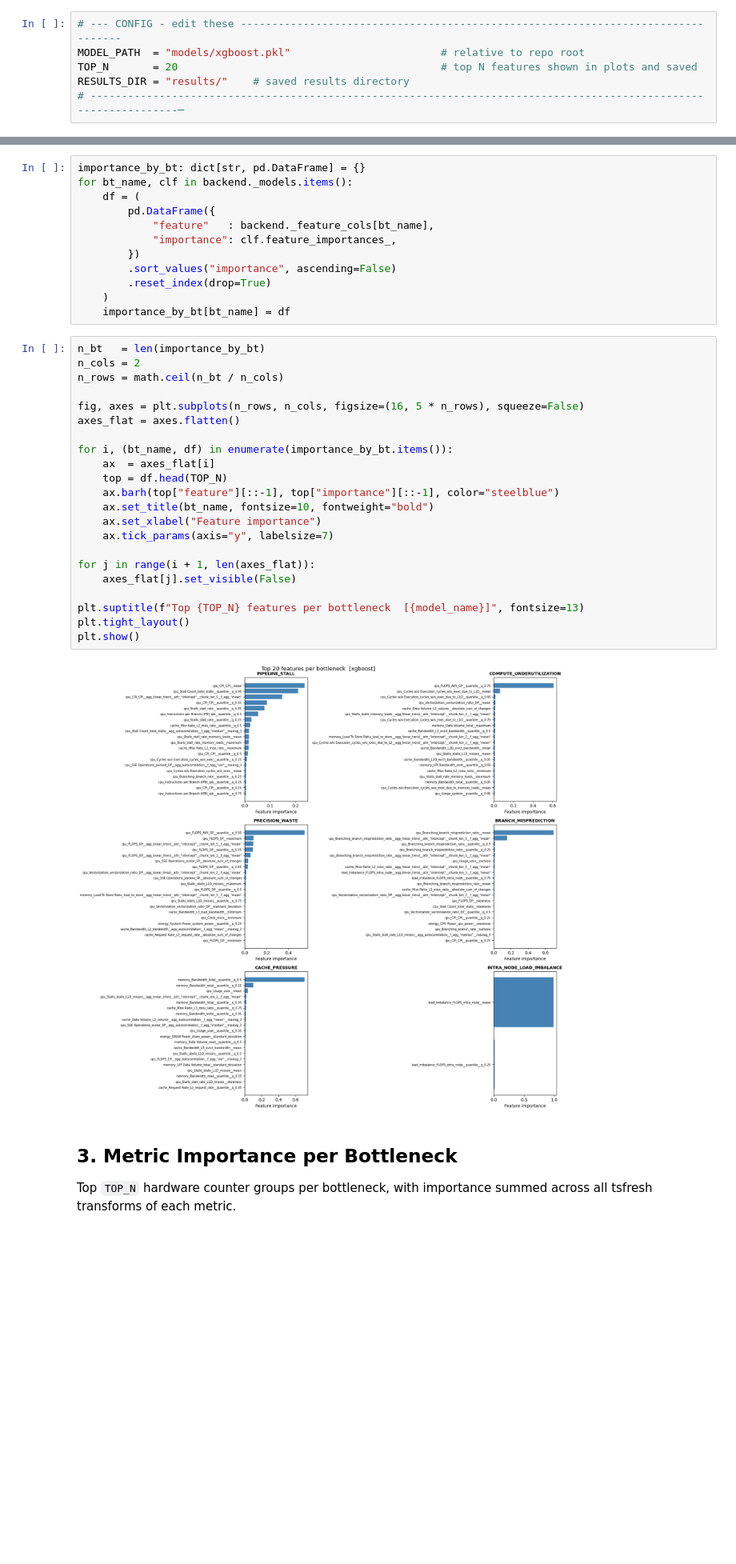
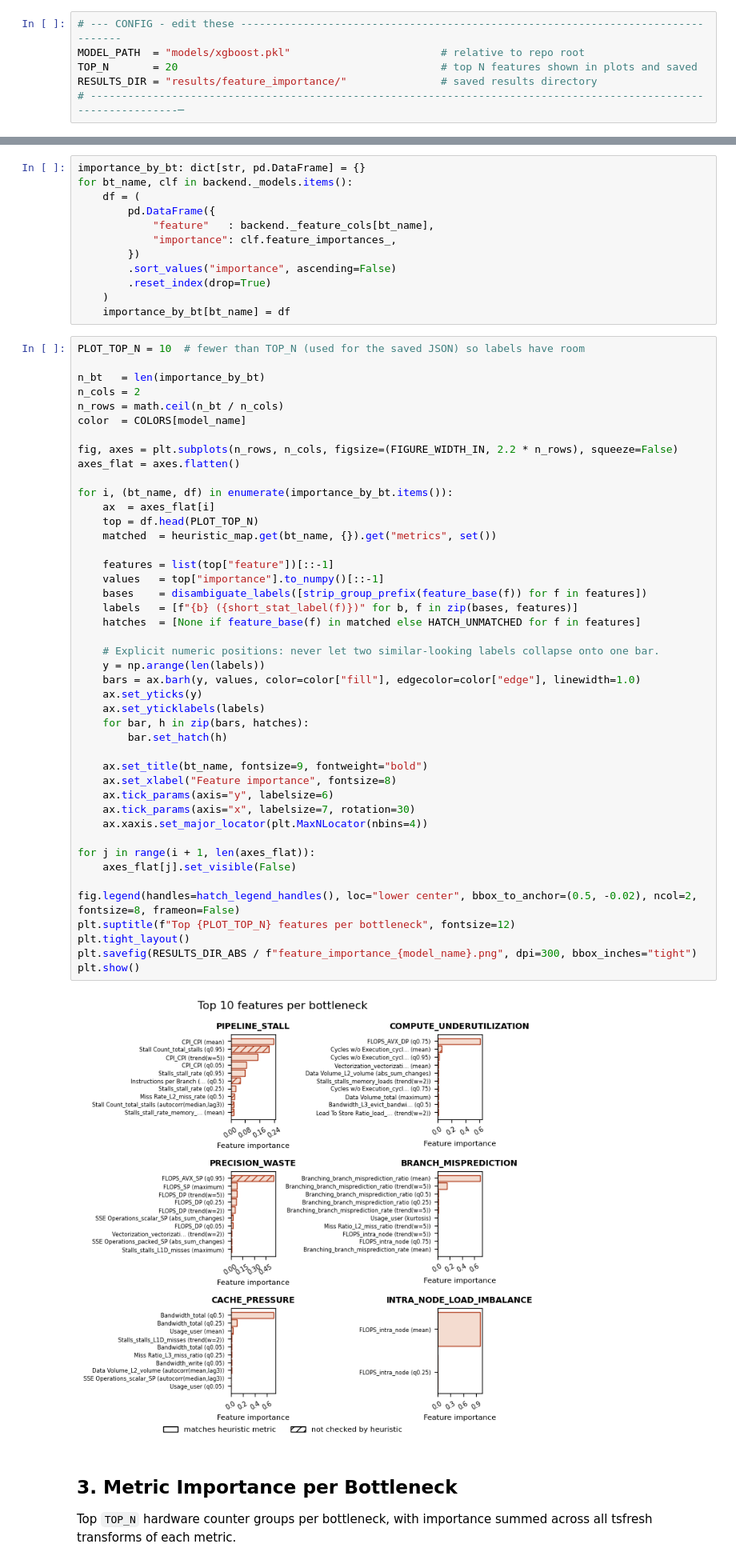
Before and after one commit to Crippius/hpc-bottleneck-detector, a Jupyter notebook: notebooks/feature_importance_analysis.ipynb, the cells around one changed output, grey strips where cells are left out. Shown at 80% size. Cells and saved outputs as stored; diff of their text form; blank space fills up the shorter version.

```diff
--- a/notebooks/feature_importance_analysis.ipynb
+++ b/notebooks/feature_importance_analysis.ipynb
@@ -15,7 +15,7 @@ Loads a trained ML model and answers three questions:
 # --- CONFIG - edit these ---------------------------------------------------------------------------------
 MODEL_PATH  = "models/xgboost.pkl"                        # relative to repo root
 TOP_N       = 20                                          # top N features shown in plots and saved
-RESULTS_DIR = "results/"    # saved results directory
+RESULTS_DIR = "results/feature_importance/"               # saved results directory
 # ------------------------------------------------------------------------------------------------------------------─
 # %%
 import sys
@@ -89,29 +124,51 @@ for bt_name, clf in backend._models.items():
     )
     importance_by_bt[bt_name] = df
 # %%
+PLOT_TOP_N = 10  # fewer than TOP_N (used for the saved JSON) so labels have room
+
 n_bt   = len(importance_by_bt)
 n_cols = 2
 n_rows = math.ceil(n_bt / n_cols)
+color  = COLORS[model_name]
 
-fig, axes = plt.subplots(n_rows, n_cols, figsize=(16, 5 * n_rows), squeeze=False)
+fig, axes = plt.subplots(n_rows, n_cols, figsize=(FIGURE_WIDTH_IN, 2.2 * n_rows), squeeze=False)
 axes_flat = axes.flatten()
 
 for i, (bt_name, df) in enumerate(importance_by_bt.items()):
     ax  = axes_flat[i]
-    top = df.head(TOP_N)
-    ax.barh(top["feature"][::-1], top["importance"][::-1], color="steelblue")
-    ax.set_title(bt_name, fontsize=10, fontweight="bold")
-    ax.set_xlabel("Feature importance")
-    ax.tick_params(axis="y", labelsize=7)
+    top = df.head(PLOT_TOP_N)
+    matched  = heuristic_map.get(bt_name, {}).get("metrics", set())
+
+    features = list(top["feature"])[::-1]
+    values   = top["importance"].to_numpy()[::-1]
+    bases    = disambiguate_labels([strip_group_prefix(feature_base(f)) for f in features])
+    labels   = [f"{b} ({short_stat_label(f)})" for b, f in zip(bases, features)]
+    hatches  = [None if feature_base(f) in matched else HATCH_UNMATCHED for f in features]
+
+    # Explicit numeric positions: never let two similar-looking labels collapse onto one bar.
+    y = np.arange(len(labels))
+    bars = ax.barh(y, values, color=color["fill"], edgecolor=color["edge"], linewidth=1.0)
+    ax.set_yticks(y)
+    ax.set_yticklabels(labels)
+    for bar, h in zip(bars, hatches):
+        bar.set_hatch(h)
+
+    ax.set_title(bt_name, fontsize=9, fontweight="bold")
+    ax.set_xlabel("Feature importance", fontsize=8)
+    ax.tick_params(axis="y", labelsize=6)
+    ax.tick_params(axis="x", labelsize=7, rotation=30)
+    ax.xaxis.set_major_locator(plt.MaxNLocator(nbins=4))
 
 for j in range(i + 1, len(axes_flat)):
     axes_flat[j].set_visible(False)
 
-plt.suptitle(f"Top {TOP_N} features per bottleneck  [{model_name}]", fontsize=13)
+fig.legend(handles=hatch_legend_handles(), loc="lower center", bbox_to_anchor=(0.5, -0.02), ncol=2, fontsize=8, frameon=False)
+plt.suptitle(f"Top {PLOT_TOP_N} features per bottleneck", fontsize=12)
 plt.tight_layout()
+plt.savefig(RESULTS_DIR_ABS / f"feature_importance_{model_name}.png", dpi=300, bbox_inches="tight")
 plt.show()
 # %% [output]
-[figure, old version]
+[figure, new version]
 # %% [markdown]
 ## 3. Metric Importance per Bottleneck
 
```
Also changed, not shown: parts of 8 cells of this notebook, 6 other files.
